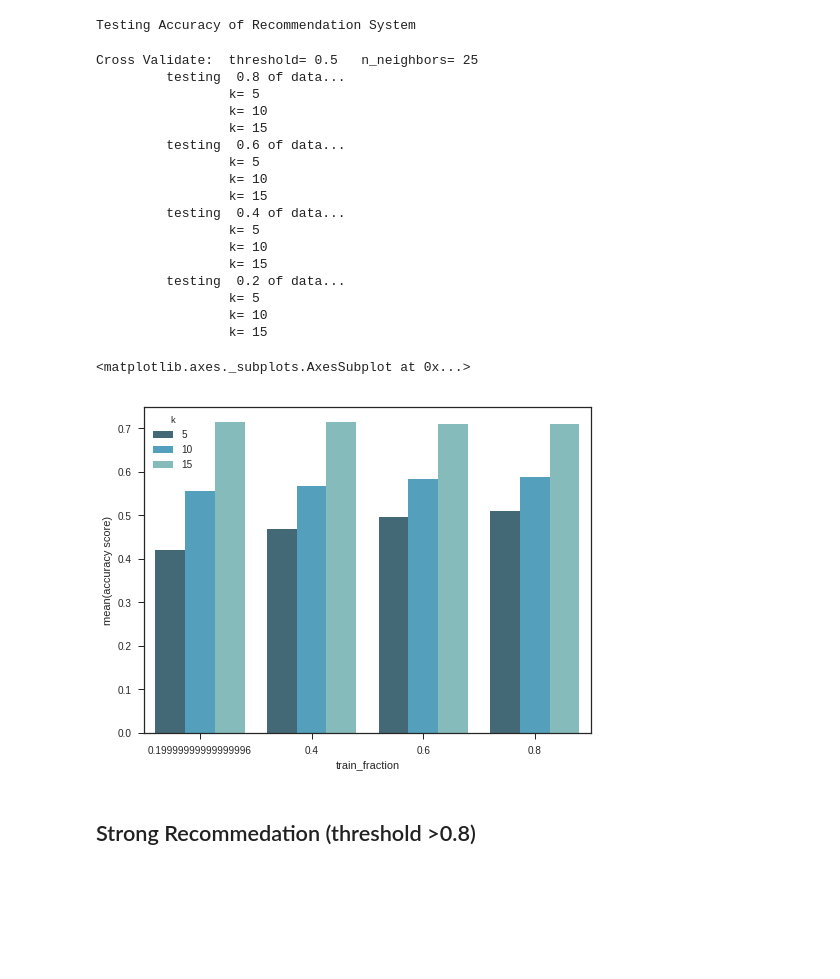
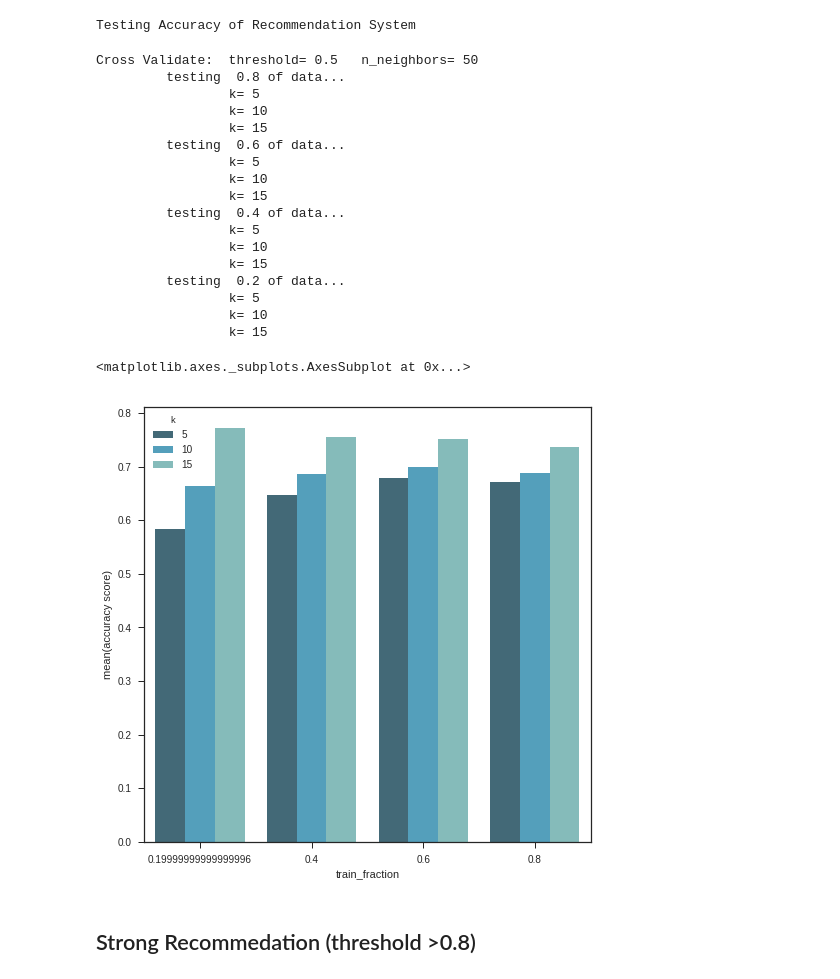
Before and after one commit to juggernautTress/Edelweiss, a Jupyter notebook: Analysis.ipynb, the cells around one changed output. Cells and saved outputs as stored; diff of their text form; code cells hidden in the pictures; blank space fills up the shorter version.

```diff
--- a/Analysis.ipynb
+++ b/Analysis.ipynb
@@ -205,7 +210,7 @@ train_index, test_index = list(split_index)[0]
 X_train0 = X.iloc[train_index]
 X_test0 = X.iloc[test_index]
 X_test_STORECODE0 = flwseeds.iloc[test_index]["STORE CODE"]
-neigh0 = NearestNeighbors(n_neighbors=15).fit(X_train0)
+neigh0 = NearestNeighbors(n_neighbors=25).fit(X_train0)
 # %%
 from numpy.random import choice as sample
 def hide_seeds(ori_vector=None,fraction_to_hide=None, k = None):
@@ -228,7 +233,7 @@ def hide_seeds(ori_vector=None,fraction_to_hide=None, k = None):
 ''' User-based Collaborative Filtering '''
 def kernel(x,y,sigma):
   return np.exp(-((x-y)**2)/(2*sigma**2))
-def Recommendation(nnModel,query,stores,threshold=0.,popularityBias_On=True,scoreType='pearson'):
+def Recommendation(nnModel,query,stores,threshold=0.1,popularityBias_On=True,scoreType='pearson'):
   #1. find stores with similar purchases as the query
   neighbours = nnModel.kneighbors(query,return_distance=False)[0] #like array index
   #2. get purchases by these users and sort by item affinity
@@ -250,6 +255,7 @@ def Recommendation(nnModel,query,stores,threshold=0.,popularityBias_On=True,scor
                                   for name in store_set.columns.values]
     pop_score /= max(pop_score)
     score = pd.Series(pop_score,popularity["Name"])
+    score = score[score < threshold]
     #print (popularity)
   else:
     if scoreType == 'simple':
@@ -258,8 +264,10 @@ def Recommendation(nnModel,query,stores,threshold=0.,popularityBias_On=True,scor
     elif scoreType== 'pearson':
       ### Using Pearson Correlations (within neighbours)
       score = store_set.corr(method='pearson')
-      score.loc["Total"] = score[score.columns].sum(axis=1)
+      score.loc["Total"] = np.absolute(score[score.columns].sum(axis=1))
+      keep = (1- threshold) * score.index.size
       score  = score.loc["Total"].sort_values(ascending=False)
+      score = score.iloc[0:int(keep)]
   return score
 # %% [markdown]
 Test Example
@@ -333,7 +341,7 @@ def CrossValidate(threshold_recmnd=0.8,k=6,data_fraction=0.8,inputs=[]):
     else: error = np.NaN
     CV.loc[i] = [1.-data_fraction,k,threshold_recmnd,X_test_STORECODE.iloc[i],error]
     i+=1
-  if data_fraction < .999:
+  if data_fraction < 1.:
     preds = preds.reindex(X_test.columns, axis=1).astype(int)
     target = target.reindex(X_test.columns, axis=1).astype(int)
     ac = 1 - jaccard_similarity_score(target.values,preds.values,normalize=True)
@@ -387,7 +395,7 @@ When you train about 80% of the data:
 # %% [markdown]
 ### Is the recommendation system "learning"?
 # %%
-def CV_parm(threshold=0.5,n_neighbors=25):
+def CV_parm(threshold=0.5,n_neighbors=50):
   print ("Cross Validate:  threshold=",threshold,"  n_neighbors=",n_neighbors)
   CV = pd.DataFrame()
   proportions = [.8,.6,.4,.2]
@@ -430,30 +438,30 @@ print ("Testing Accuracy of Recommendation System")
 Testing Accuracy of Recommendation System
 # %%
 CV,res = CV_parm()
-plt.figure(figsize=(8,6))
+plt.figure(figsize=(8,8))
 ## Accuracy Score
 sns.barplot(x="train_fraction",y="accuracy score", hue="k",\
                       data=res, palette="GnBu_d")
 # %% [output]
-Cross Validate:  threshold= 0.5   n_neighbors= 25
+Cross Validate:  threshold= 0.5   n_neighbors= 50
          testing  0.8 of data...
                  k= 5
                  k= 10
                  k= 15
          testing  0.6 of data...
                  k= 5
                  k= 10
                  k= 15
          testing  0.4 of data...
                  k= 5
                  k= 10
                  k= 15
          testing  0.2 of data...
                  k= 5
                  k= 10
                  k= 15
 <matplotlib.axes._subplots.AxesSubplot at 0x...>
-[figure, old version]
+[figure, new version]
 # %% [markdown]
 ## Strong Recommedation (threshold >0.8)
 # %%
```
Also changed, not shown: parts of 7 cells of this notebook.
